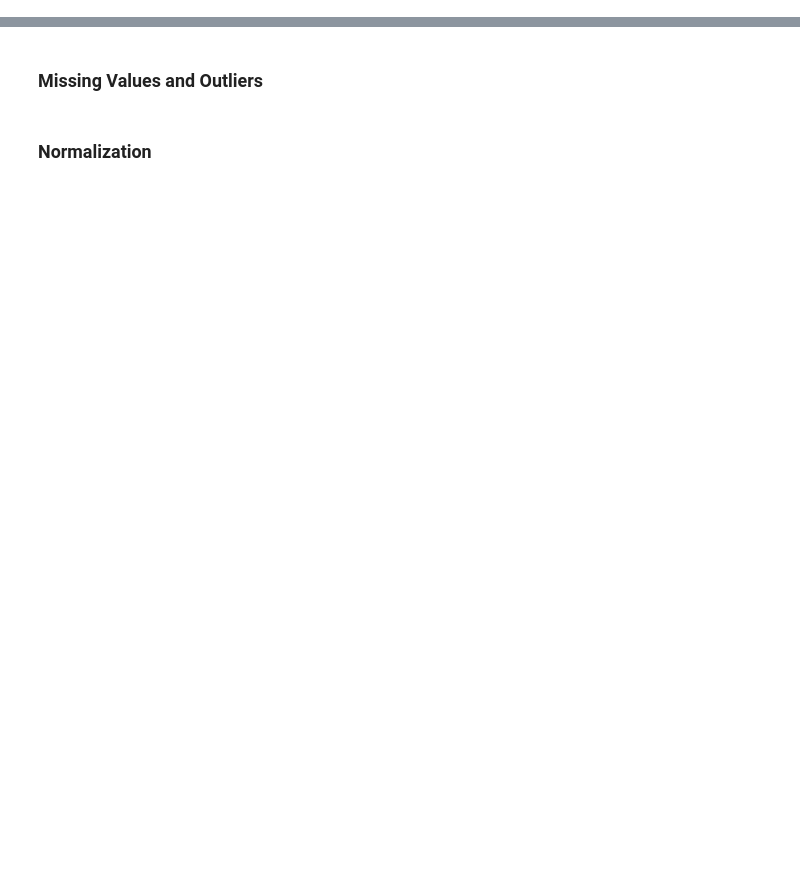
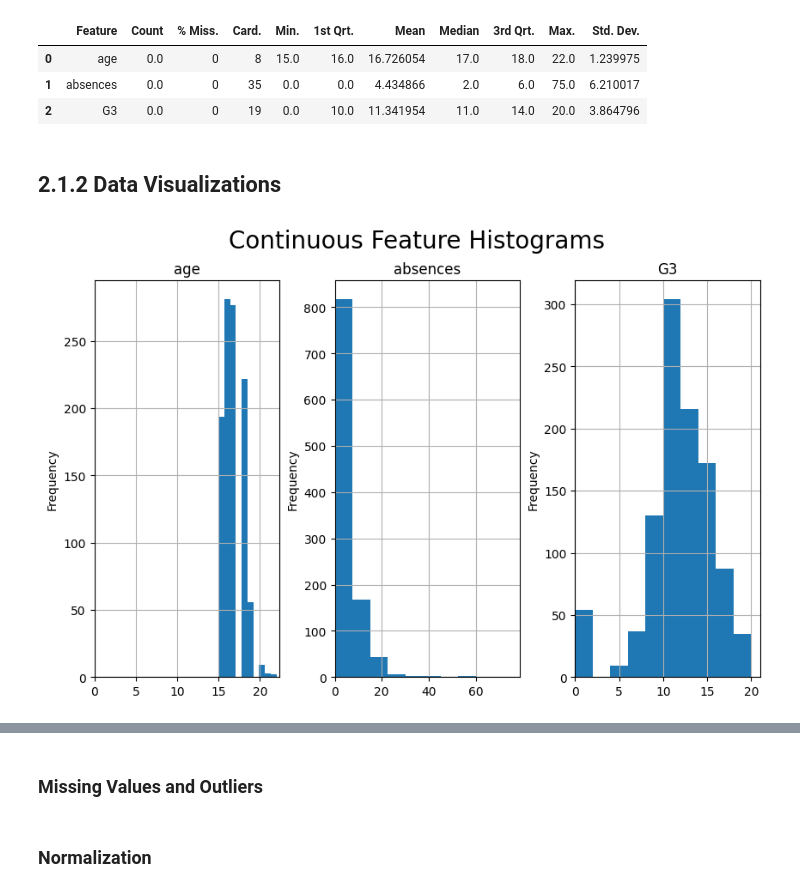
Before and after one commit to razatsutradhar/DS_exam_evaluation, a Jupyter notebook: data/final_project_data.ipynb, the cells around one changed output, grey strips where cells are left out. Saved outputs shown, nothing was run; the diff lists cells and outputs as text; code cells hidden in the pictures; blank space fills up the shorter version.

```diff
--- a/data/final_project_data.ipynb
+++ b/data/final_project_data.ipynb
@@ -31,0 +37,3 @@ memory usage: 489.5 KB
+# %%
+df.drop(['G1', 'G2'], inplace=True, axis=1)
+df.info()
@@ -31,0 +60,7 @@ memory usage: 489.5 KB
+# %%
+cat_features = ['school', 'class', 'sex', 'address', 'famsize', 'Pstatus', 'Medu', 'Fedu', 'Mjob', 'Fjob', 'reason', 'guardian', 'traveltime', 'studytime', 'failures',
+                'schoolsup' ,'famsup', 'paid', 'activities', 'nursery', 'higher', 'internet', 'romantic', 'famrel', 'freetime', 'goout', 'Dalc', 'Walc', 'health']
+cont_features = ['age', 'absences', 'G3']
+
+cat_df = df[cat_features]
+cont_df = df[cont_features]
@@ -31,0 +101,42 @@ memory usage: 489.5 KB
+# %%
+# Cont. Feature Data Quality Report
+# Feature feature
+cont_dq_report = pd.DataFrame(cont_df.columns.values)
+cont_dq_report.columns = ['Feature']
+
+cont_desc = cont_df[cont_dq_report['Feature']].describe()
+
+# Turning rows of cont_desc into columns of our data quality report
+for i, row in enumerate(list(cont_desc.index.values)):
+    cont_dq_report[row] = cont_desc[i:i+1][:].T.values
+
+cont_dq_report['% Miss.'] = 0
+for i, feature in enumerate(cont_dq_report['Feature']):
+    cont_dq_report.iloc[i:i+1, 1] = cont_df[feature].isna().sum() / cont_df.shape[0] # Miss %
+
+# Cardinality feature
+cont_dq_report['Card.'] = df[cont_dq_report['Feature']].nunique().values
+
+cont_dq_report = cont_dq_report[['Feature', 'count', '% Miss.', 'Card.', 'min', '25%', 'mean', '50%', '75%', 'max', 'std']]
+cont_dq_report.rename({'count': 'Count', 'min': 'Min.', '25%': '1st Qrt.', 'mean': 'Mean', '50%': 'Median', '75%': '3rd Qrt.', 'max': 'Max.', 'std': 'Std. Dev.'}, axis=1, inplace=True)
+cont_dq_report.head()
+# %% [output]
+|  | Feature | Count | % Miss. | Card. | Min. | 1st Qrt. | Mean | Median | 3rd Qrt. | Max. | Std. Dev. |
+| 0 | age | 0.0 | 0 | 8 | 15.0 | 16.0 | 16.726054 | 17.0 | 18.0 | 22.0 | 1.239975 |
+| 1 | absences | 0.0 | 0 | 35 | 0.0 | 0.0 | 4.434866 | 2.0 | 6.0 | 75.0 | 6.210017 |
+| 2 | G3 | 0.0 | 0 | 19 | 0.0 | 10.0 | 11.341954 | 11.0 | 14.0 | 20.0 | 3.864796 |
+# %% [markdown]
+## 2.1.2 Data Visualizations
+# %%
+# Continuous Feature Histograms
+fig, axes = plt.subplots(1, 3, figsize=(10,6))
+
+fig.suptitle("Continuous Feature Histograms", fontsize=20)
+for i, feature in enumerate(cont_features):
+    cont_df.hist(feature, ax=axes[i])
+    axes[i].set_ylabel('Frequency')
+    axes[i].set_xlim(xmin=0)
+
+plt.show()
+# %% [output]
+[figure, added]
```
Also changed, not shown: parts of 18 cells of this notebook.
